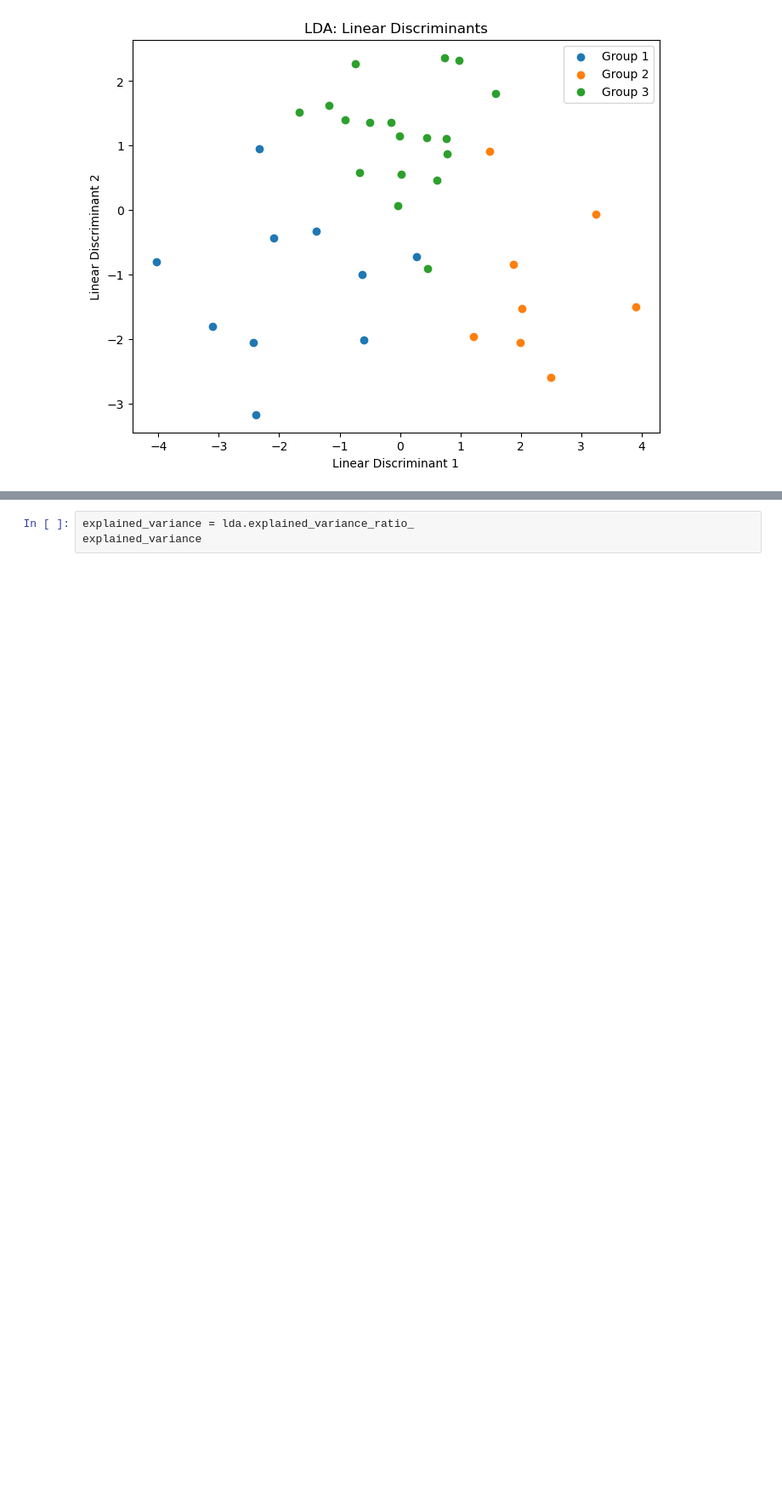
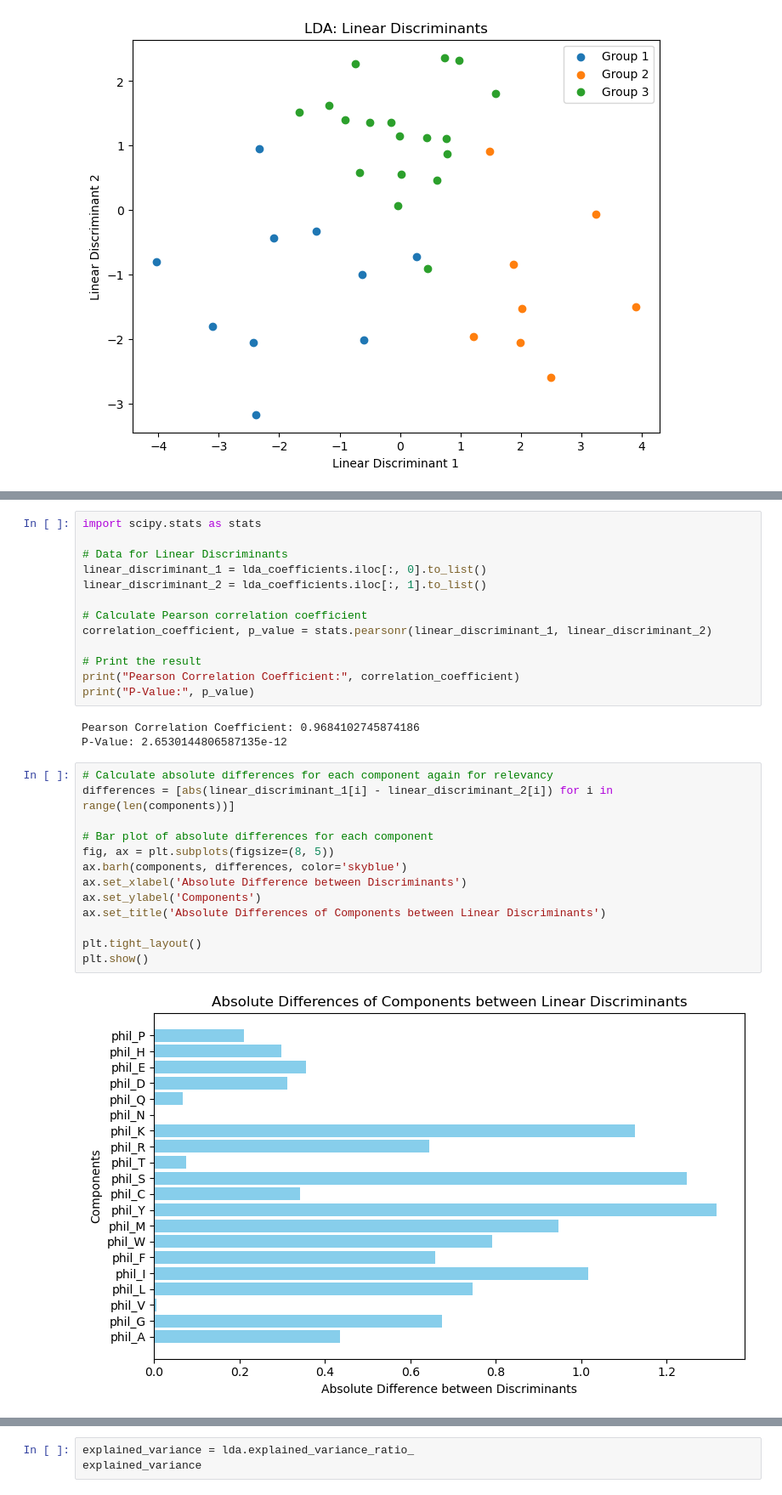
Before and after one commit to shokenlee/AH_AAcomposition, a Jupyter notebook: LDA.ipynb, the cells around one changed output, grey strips where cells are left out. Shown at 85% size. Cells and saved outputs as stored; diff of their text form; blank space fills up the shorter version.

Commit message:
Correlation analysis on the two disriminants

```diff
--- a/LDA.ipynb
+++ b/LDA.ipynb
@@ -134,3 +104,34 @@ phil_D              -5.210913              -5.523085
 phil_E              -5.652510              -6.008255
 phil_H              -4.043508              -3.745064
 phil_P              -4.320653              -4.111268
+# %%
+import scipy.stats as stats
+
+# Data for Linear Discriminants
+linear_discriminant_1 = lda_coefficients.iloc[:, 0].to_list()
+linear_discriminant_2 = lda_coefficients.iloc[:, 1].to_list()
+
+# Calculate Pearson correlation coefficient
+correlation_coefficient, p_value = stats.pearsonr(linear_discriminant_1, linear_discriminant_2)
+
+# Print the result
+print("Pearson Correlation Coefficient:", correlation_coefficient)
+print("P-Value:", p_value)
+# %% [output]
+Pearson Correlation Coefficient: 0.9684102745874186
+P-Value: 2.6530144806587135e-12
+# %%
+# Calculate absolute differences for each component again for relevancy
+differences = [abs(linear_discriminant_1[i] - linear_discriminant_2[i]) for i in range(len(components))]
+
+# Bar plot of absolute differences for each component
+fig, ax = plt.subplots(figsize=(8, 5))
+ax.barh(components, differences, color='skyblue')
+ax.set_xlabel('Absolute Difference between Discriminants')
+ax.set_ylabel('Components')
+ax.set_title('Absolute Differences of Components between Linear Discriminants')
+
+plt.tight_layout()
+plt.show()
+# %% [output]
+[figure, added]
```
Also changed, not shown: parts of 12 cells of this notebook.
